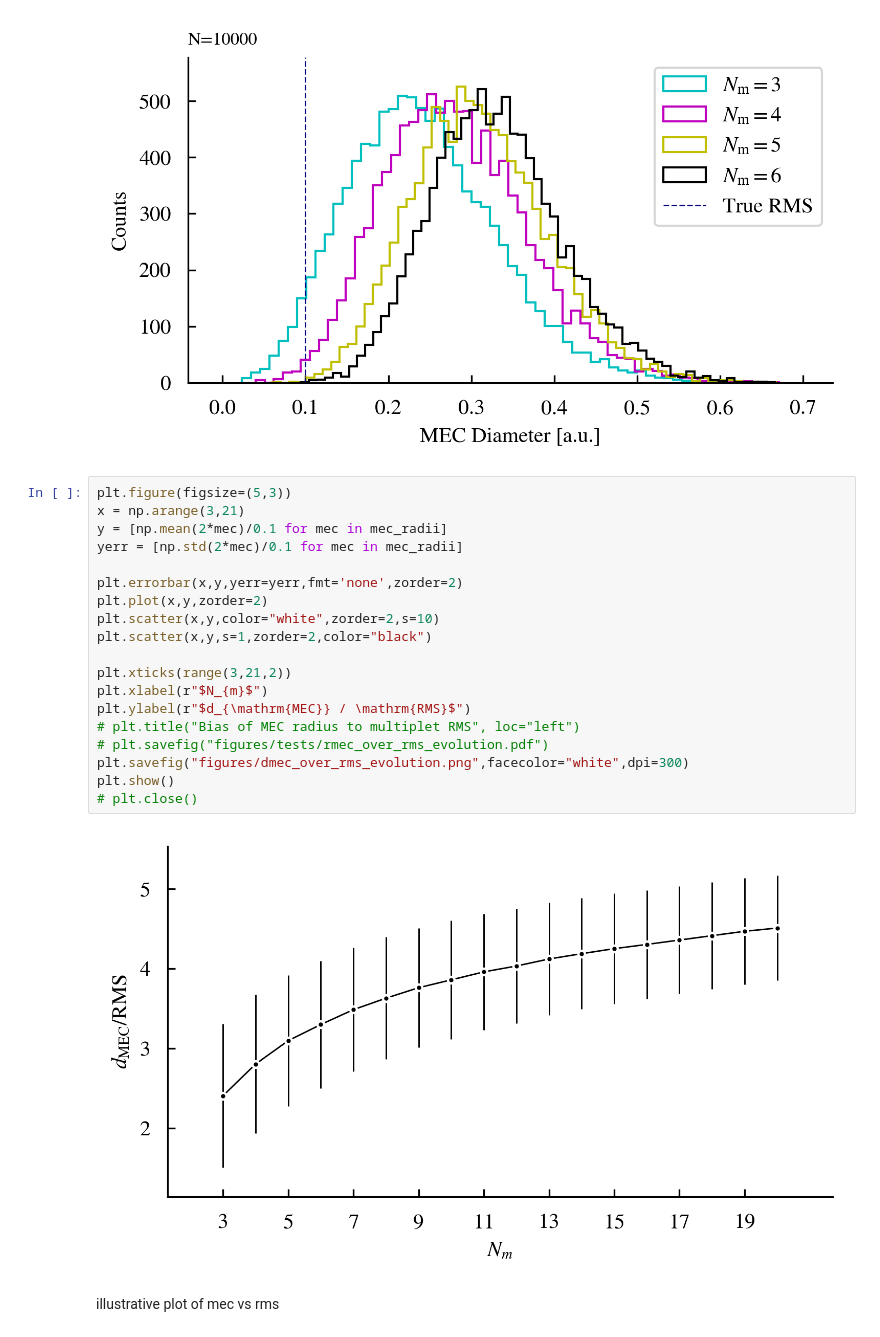
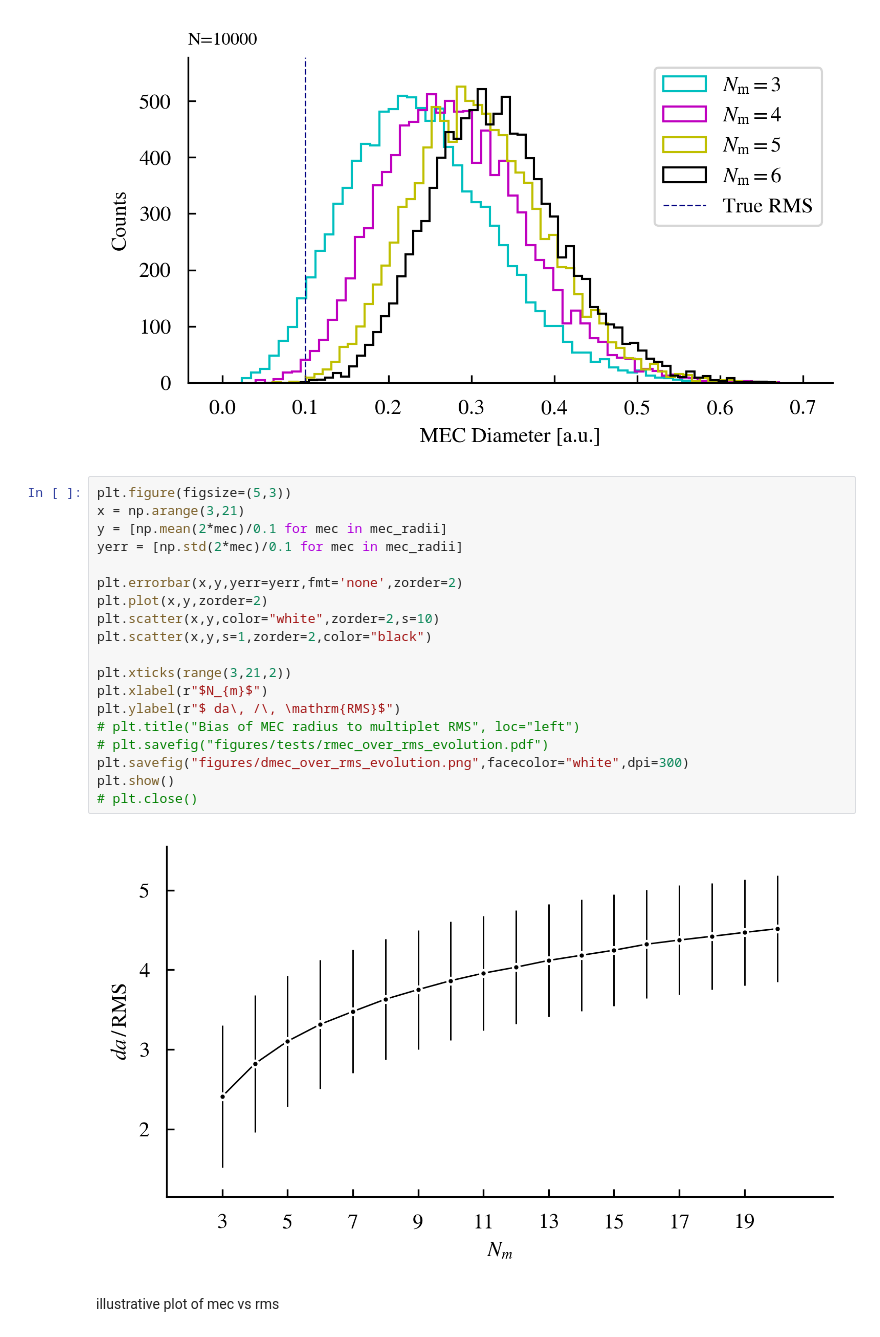
Before and after one commit to annanayjaitly/gamma_transients, a Jupyter notebook: testing/da_simulations.ipynb, the cells around one changed output. Cells and saved outputs as stored; diff of their text form.

```diff
--- a/testing/da_simulations.ipynb
+++ b/testing/da_simulations.ipynb
@@ -32,24 +32,24 @@ plt.savefig("figures/mec_radius_bias.pdf")
 # %%
 plt.figure(figsize=(5,3))
 x = np.arange(3,21)
 y = [np.mean(2*mec)/0.1 for mec in mec_radii]
 yerr = [np.std(2*mec)/0.1 for mec in mec_radii]
 
 plt.errorbar(x,y,yerr=yerr,fmt='none',zorder=2)
 plt.plot(x,y,zorder=2)
 plt.scatter(x,y,color="white",zorder=2,s=10)
 plt.scatter(x,y,s=1,zorder=2,color="black")
 
 plt.xticks(range(3,21,2))
 plt.xlabel(r"$N_{m}$")
-plt.ylabel(r"$d_{\mathrm{MEC}} / \mathrm{RMS}$")
+plt.ylabel(r"$ da\, /\, \mathrm{RMS}$")
 # plt.title("Bias of MEC radius to multiplet RMS", loc="left")
 # plt.savefig("figures/tests/rmec_over_rms_evolution.pdf")
 plt.savefig("figures/dmec_over_rms_evolution.png",facecolor="white",dpi=300)
 plt.show()
 # plt.close()
 # %% [output]
-[figure, old version]
+[figure, new version]
 # %% [markdown]
 illustrative plot of mec vs rms
 # %%
```
